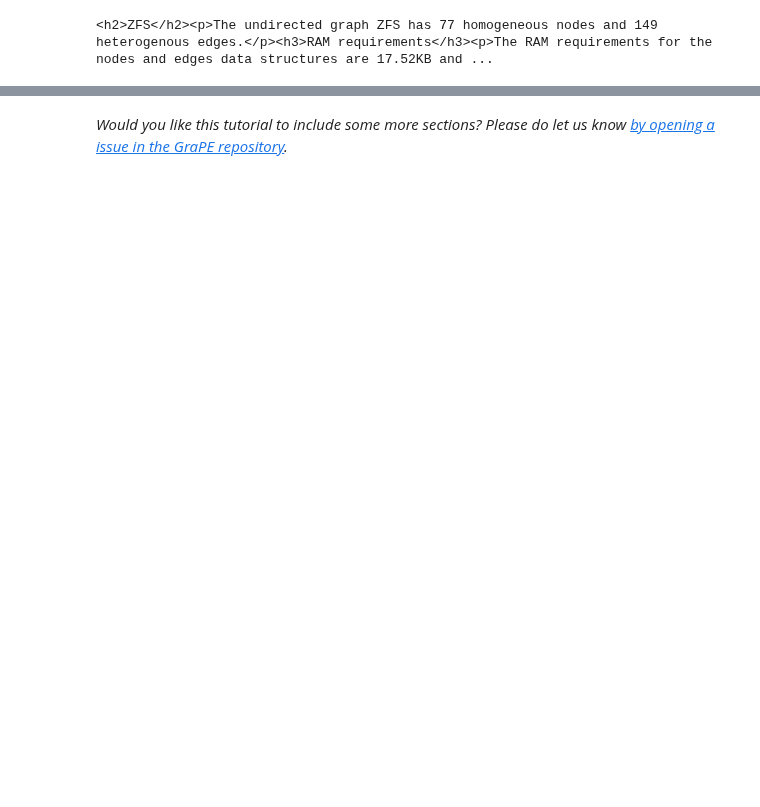
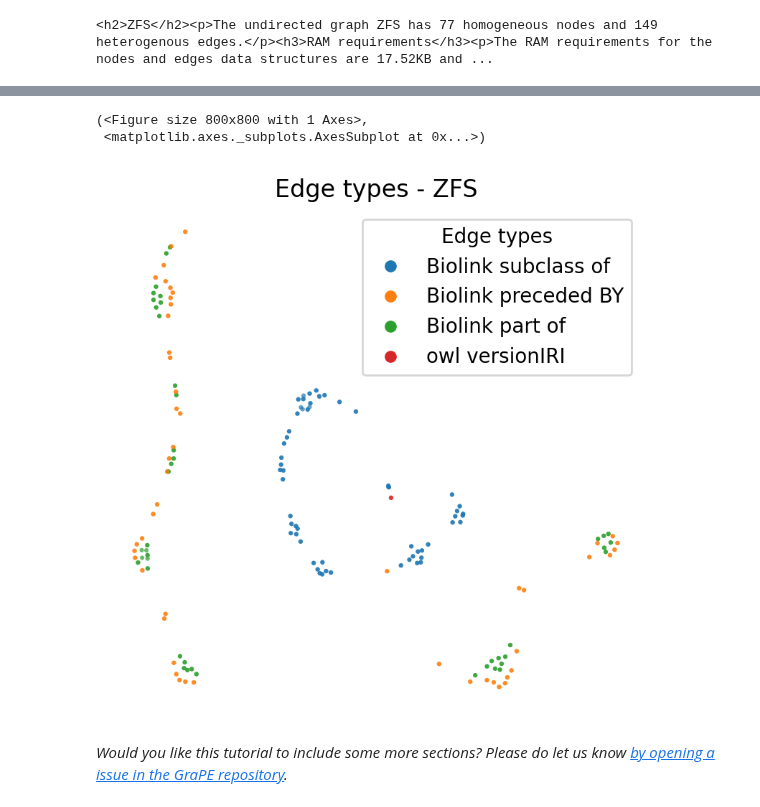
Before and after one commit to AnacletoLAB/grape, a Jupyter notebook: tutorials/Ensmallen_Automatic_Graph_Retieval_KGOBO.ipynb, the cells around one changed output, grey strips where cells are left out. Cells and saved outputs as stored; diff of their text form; code cells hidden in the pictures; blank space fills up the shorter version.

```diff
--- a/tutorials/Ensmallen_Automatic_Graph_Retieval_KGOBO.ipynb
+++ b/tutorials/Ensmallen_Automatic_Graph_Retieval_KGOBO.ipynb
@@ -57,0 +276,2 @@ graph
+# %%
+visualizer.fit_transform_edges(node_embedding)
@@ -58,2 +286,8 @@ graph
+# %%
+visualizer.plot_edge_types(figsize=(4, 4))
+# %% [output]
+(<Figure size 800x800 with 1 Axes>,
+ <matplotlib.axes._subplots.AxesSubplot at 0x...>)
+[figure, added]
 # %% [markdown]
 *Would you like this tutorial to include some more sections? Please do let us know [by opening a issue in the GraPE repository](https://github.com/AnacletoLAB/grape/issues/new).*
```
Also changed, not shown: parts of 42 cells of this notebook.
